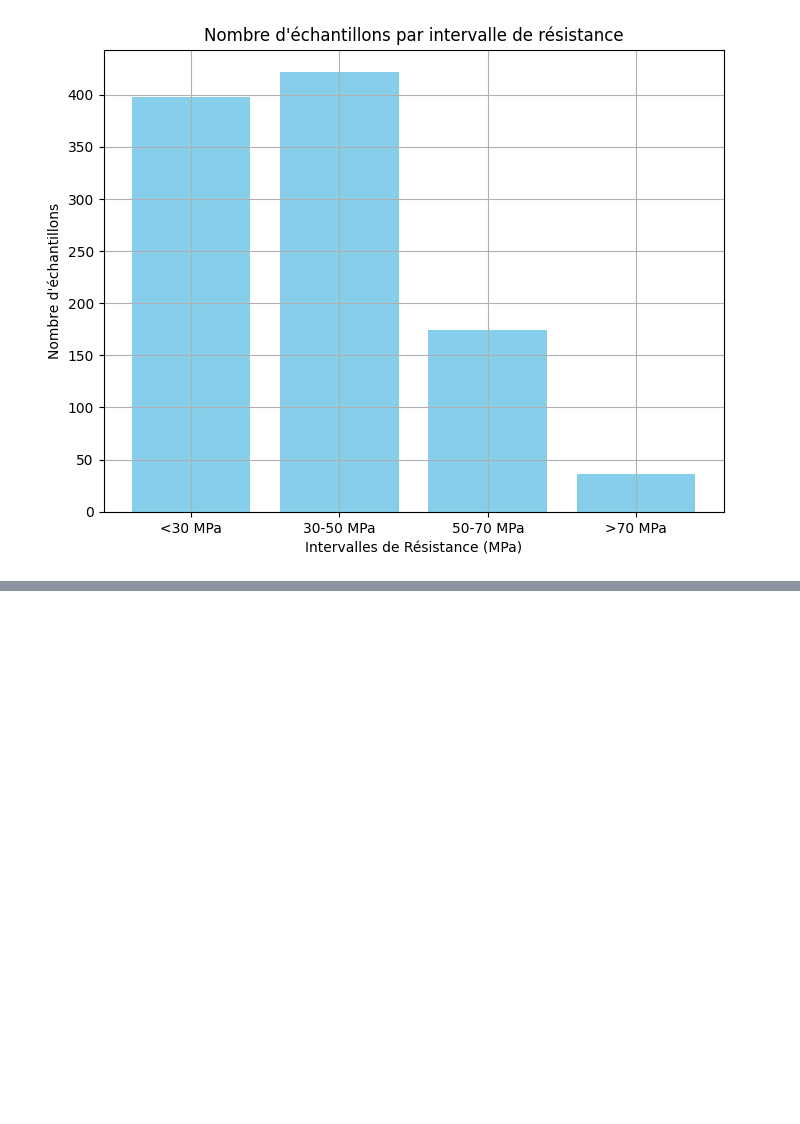
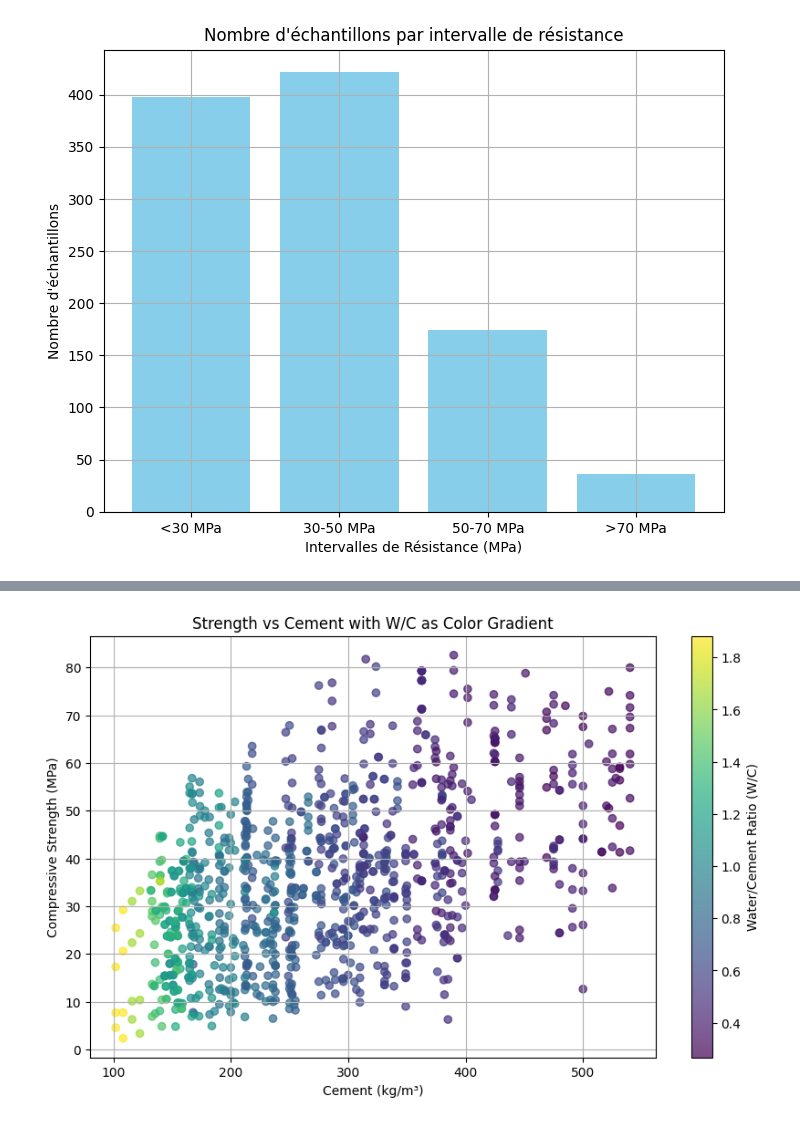
Before and after one commit to younesA99/svm, a Jupyter notebook: Article.ipynb, the cells around one changed output, grey strips where cells are left out. Saved outputs shown, nothing was run; the diff lists cells and outputs as text; code cells hidden in the pictures; blank space fills up the shorter version.

```diff
--- a/Article.ipynb
+++ b/Article.ipynb
@@ -453,0 +491,12 @@ plt.show()
+# %%
+# Tracer le scatter plot Strength vs Cement avec couleur dégradée représentant W/C
+plt.figure(figsize=(10, 6))
+sc = plt.scatter(data['Cement (kg/m³)'], data['Strength (MPa)'], c=data['W/C'], cmap='viridis', alpha=0.7)
+plt.colorbar(sc, label='Water/Cement Ratio (W/C)')
+plt.title('Strength vs Cement with W/C as Color Gradient')
+plt.xlabel('Cement (kg/m³)')
+plt.ylabel('Compressive Strength (MPa)')
+plt.grid(True)
+plt.show()
+# %% [output]
+[figure, added]
```
Also changed, not shown: parts of 14 cells of this notebook.
